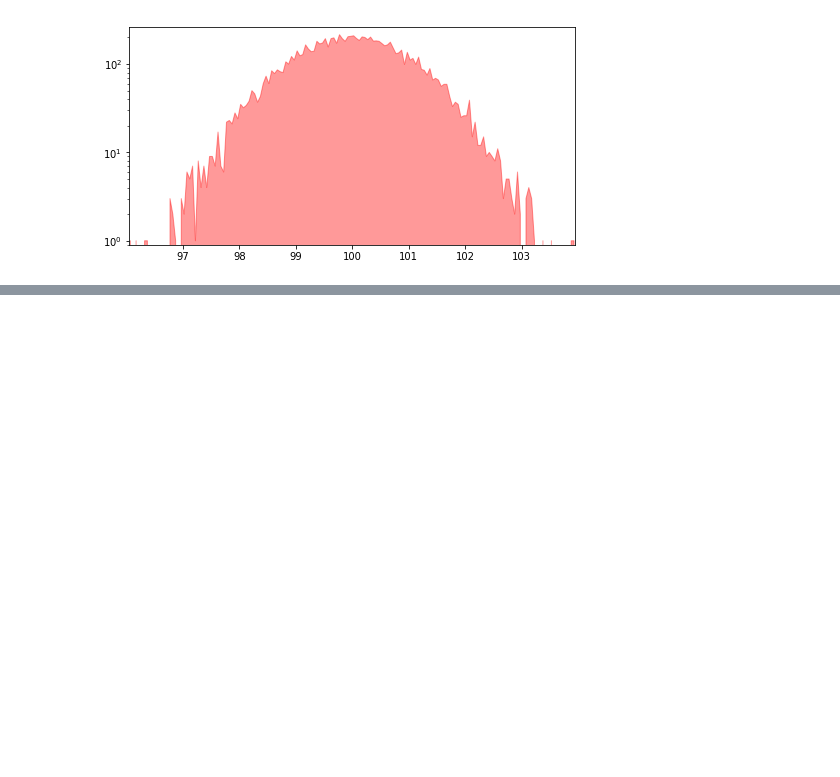
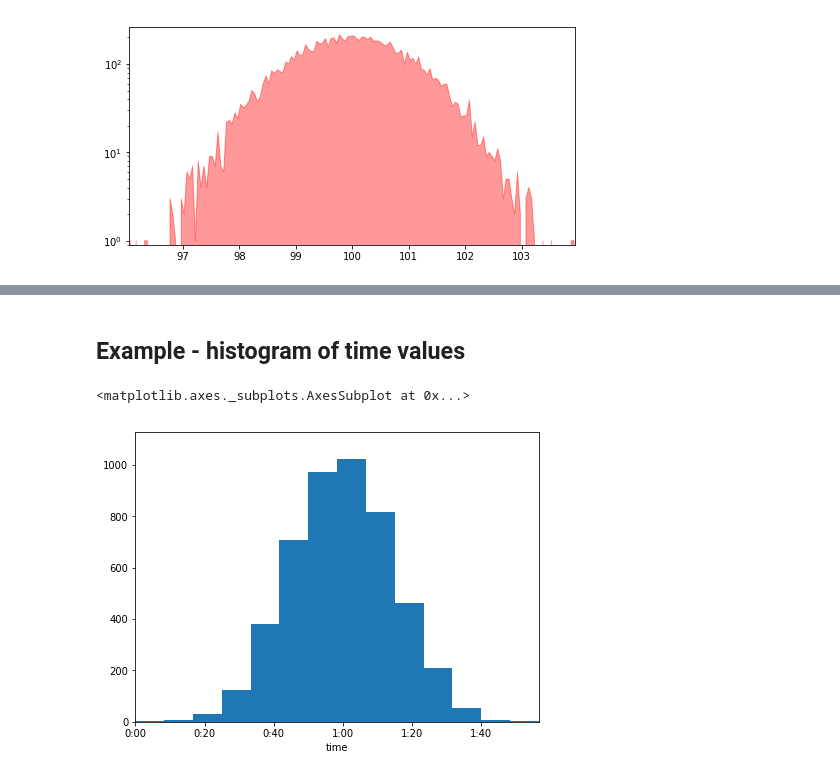
Before and after one commit to janpipek/physt, a Jupyter notebook: doc/plotting.ipynb, the cells around one changed output, grey strips where cells are left out. Saved outputs shown, nothing was run; the diff lists cells and outputs as text; code cells hidden in the pictures; blank space fills up the shorter version.

```diff
--- a/doc/plotting.ipynb
+++ b/doc/plotting.ipynb
@@ -72,0 +66,12 @@ Conversion of the second argument of issubdtype from `float` to `np.floating` is
+# %% [markdown]
+## Example - histogram of time values
+# %%
+# Get values close to
+from physt.plotting.common import TimeTickHandler
+
+data = np.random.normal(3600, 900, 4800)
+H = h1(data, "human", axis_name="time")
+H.plot(tick_handler=TimeTickHandler())
+# %% [output]
+<matplotlib.axes._subplots.AxesSubplot at 0x...>
+[figure, added]
```
Also changed, not shown: parts of 7 cells of this notebook, 3 other files.
